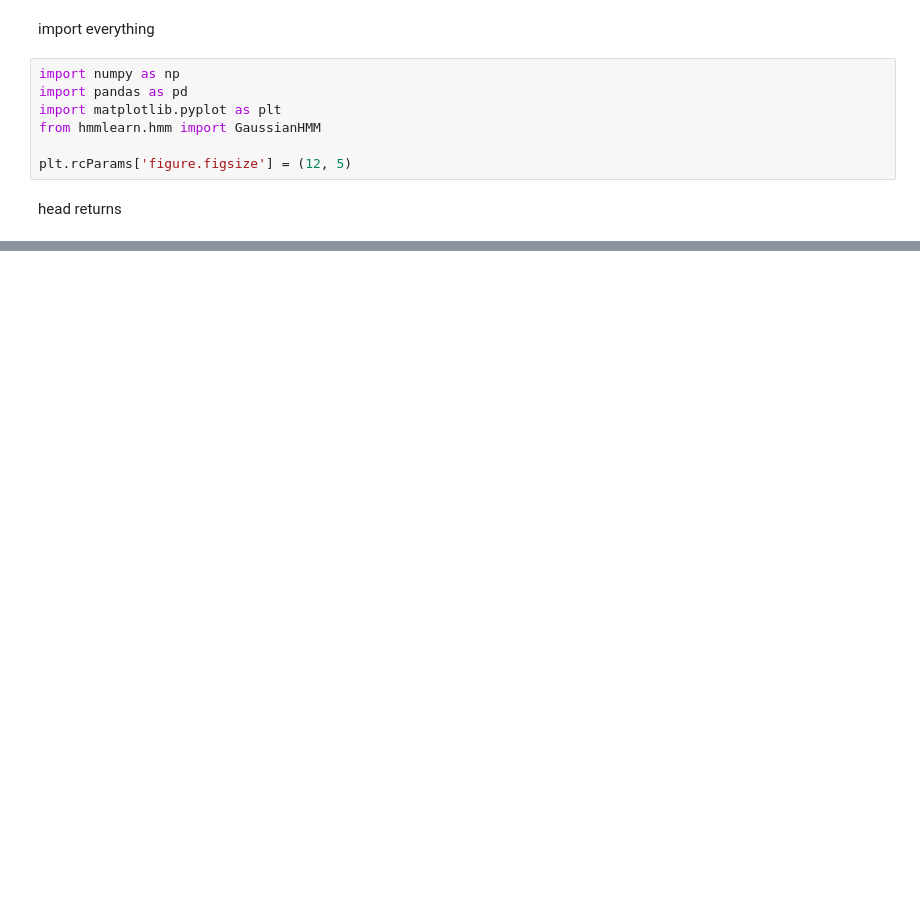
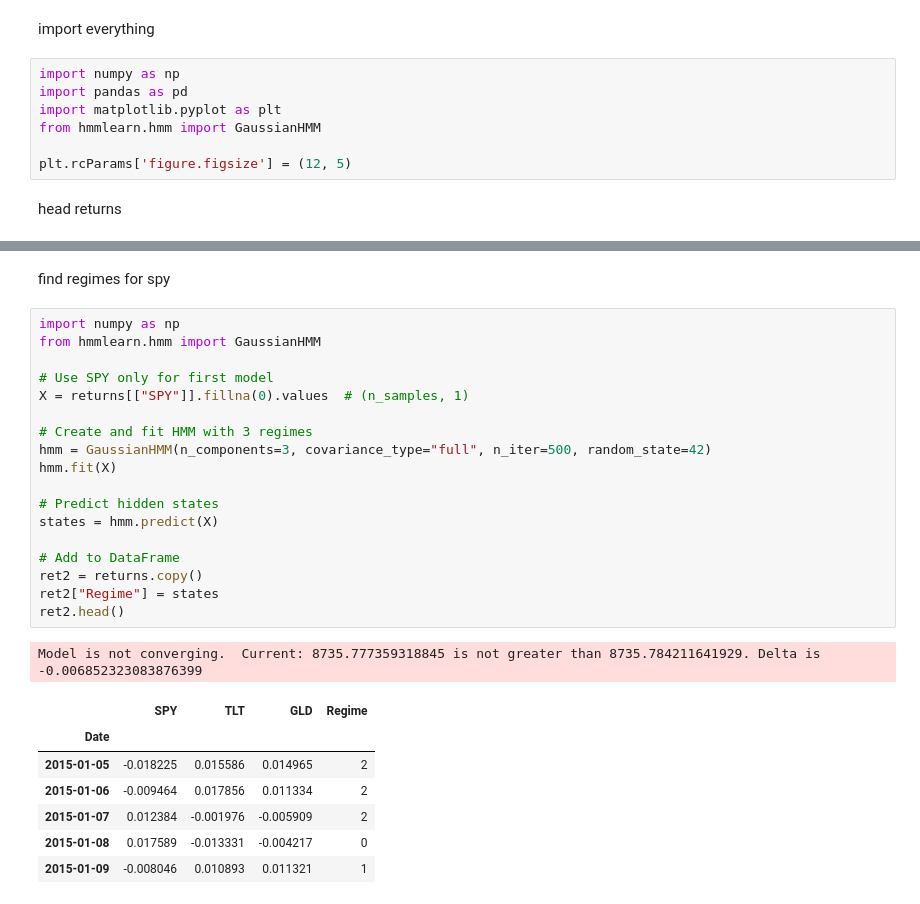
Before and after one commit to nja-boop/Project1_RegimeSwitching, a Jupyter notebook: notebooks/phase2_modeling.ipynb, the cells around one changed output, grey strips where cells are left out. Saved outputs shown, nothing was run; the diff lists cells and outputs as text; blank space fills up the shorter version.

```diff
--- a/notebooks/phase2_modeling.ipynb
+++ b/notebooks/phase2_modeling.ipynb
@@ -38 +33,30 @@ returns.head()
 | 2015-01-09 | -0.008046 | 0.010893 | 0.011321 |
+# %% [markdown]
+find regimes for spy
+# %%
+import numpy as np
+from hmmlearn.hmm import GaussianHMM
+
+# Use SPY only for first model
+X = returns[["SPY"]].fillna(0).values  # (n_samples, 1)
+
+# Create and fit HMM with 3 regimes
+hmm = GaussianHMM(n_components=3, covariance_type="full", n_iter=500, random_state=42)
+hmm.fit(X)
+
+# Predict hidden states
+states = hmm.predict(X)
+
+# Add to DataFrame
+ret2 = returns.copy()
+ret2["Regime"] = states
+ret2.head()
+# %% [output]
+Model is not converging.  Current: 8735.777359318845 is not greater than 8735.784211641929. Delta is -0.006852323083876399
+|  | SPY | TLT | GLD | Regime |
+| Date |  |  |  |  |
+| 2015-01-05 | -0.018225 | 0.015586 | 0.014965 | 2 |
+| 2015-01-06 | -0.009464 | 0.017856 | 0.011334 | 2 |
+| 2015-01-07 | 0.012384 | -0.001976 | -0.005909 | 2 |
+| 2015-01-08 | 0.017589 | -0.013331 | -0.004217 | 0 |
+| 2015-01-09 | -0.008046 | 0.010893 | 0.011321 | 1 |
```
Also changed, not shown: parts of 10 cells of this notebook, 9 other files.
